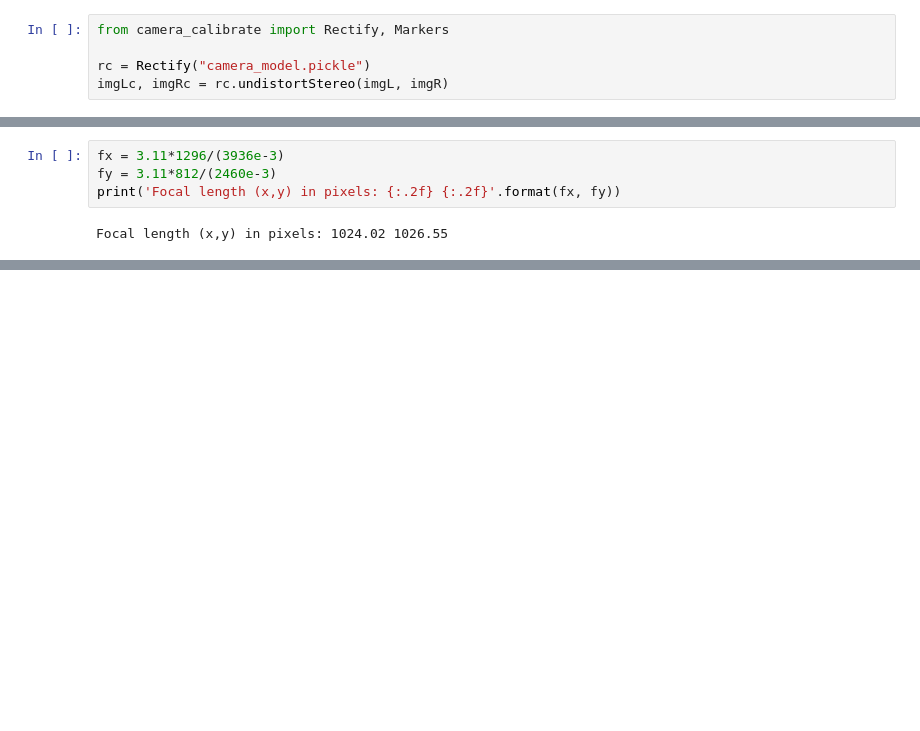
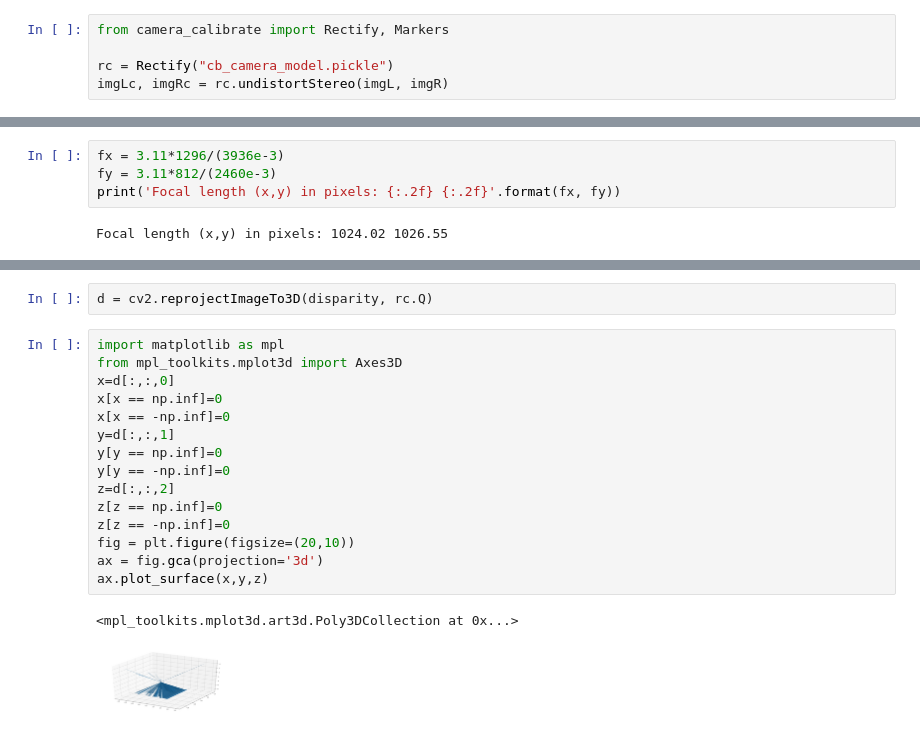
Before and after one commit to walchko/github-blog, a Jupyter notebook: source/blog/Vision/stereo-vision/stereo.ipynb, the cells around one changed output, grey strips where cells are left out. Drawn from its saved outputs; the diff is of its cells as text; blank space fills up the shorter version.

```diff
--- a/source/blog/Vision/stereo-vision/stereo.ipynb
+++ b/source/blog/Vision/stereo-vision/stereo.ipynb
@@ -70,7 +70,7 @@ plt.title('Unrectified Images');
 # %%
 from camera_calibrate import Rectify, Markers
 
-rc = Rectify("camera_model.pickle")
+rc = Rectify("cb_camera_model.pickle")
 imgLc, imgRc = rc.undistortStereo(imgL, imgR)
 # %% [markdown]
 ## SGBM
@@ -200,0 +205,20 @@ Focal length (x,y) in pixels: 1024.02 1026.55
+# %%
+d = cv2.reprojectImageTo3D(disparity, rc.Q)
+# %%
+import matplotlib as mpl
+from mpl_toolkits.mplot3d import Axes3D
+x=d[:,:,0]
+x[x == np.inf]=0
+x[x == -np.inf]=0
+y=d[:,:,1]
+y[y == np.inf]=0
+y[y == -np.inf]=0
+z=d[:,:,2]
+z[z == np.inf]=0
+z[z == -np.inf]=0
+fig = plt.figure(figsize=(20,10))
+ax = fig.gca(projection='3d')
+ax.plot_surface(x,y,z)
+# %% [output]
+<mpl_toolkits.mplot3d.art3d.Poly3DCollection at 0x...>
+[figure, added]
```
Also changed, not shown: parts of 5 cells of this notebook, 2 other files.
